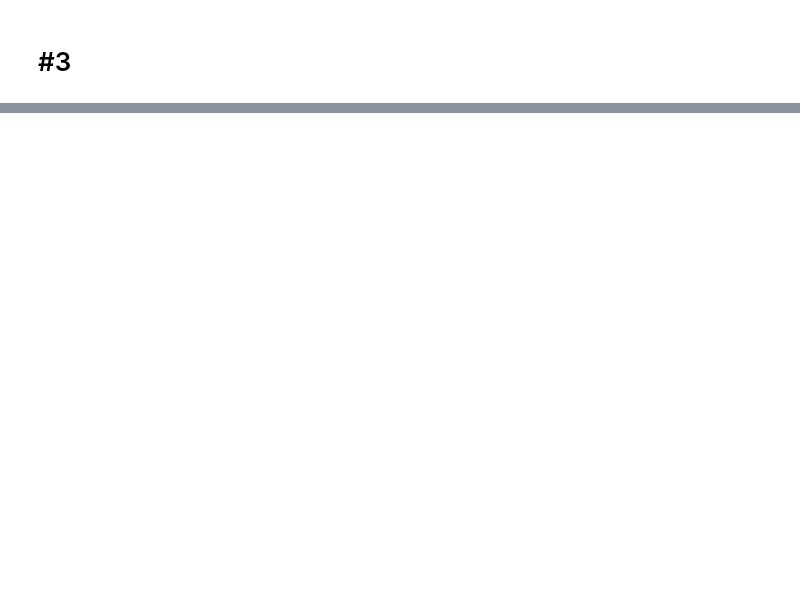
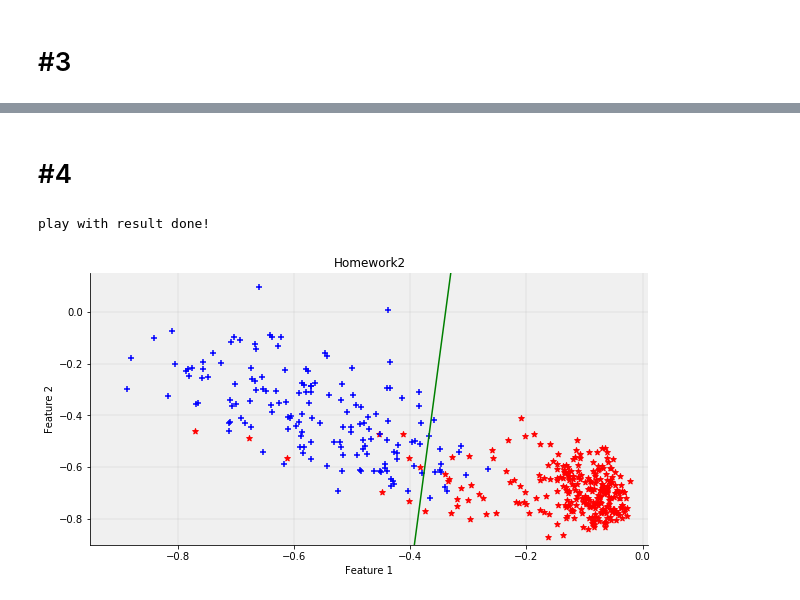
Before and after one commit to Lauro199471/ML-Web, a Jupyter notebook: CECS 453/hw2/code/Prep2.ipynb, the cells around one changed output, grey strips where cells are left out. Drawn from its saved outputs; the diff is of its cells as text; code cells hidden in the pictures; blank space fills up the shorter version.

```diff
--- a/CECS 453/hw2/code/Prep2.ipynb
+++ b/CECS 453/hw2/code/Prep2.ipynb
@@ -197,0 +193,47 @@ w shape:  (1, 3)
+# %% [markdown]
+# #4
+# %%
+def show_result(data, label, w):
+    '''
+    This function is used for plot the test data with the separators and save it.
+
+    Args:
+    data: test features with shape (424, 2). The shape represents total 424 samples and
+          each sample has 2 features.
+    label: test data's label with shape (424,1).
+           1 for digit number 1 and -1 for digit number 5.
+
+    Returns:
+    Do not return any arguments, just save the image you plot for your report.
+    '''
+    b  = w[0,0]
+    wx = w[0,1]
+    wy = w[0,2]
+
+    x = np.linspace(-0.4,-0.2,100)
+    y = (-b-(x*wx))/wy
+
+    fig, ax = plt.subplots(figsize=(10, 5))
+    ax.plot(x, y, '-g')
+    ax.scatter(data[:,0][label == 1], data[:,1][label == 1] , color='red', marker='*')
+    ax.scatter(data[:,0][label == -1], data[:,1][label == -1],color='blue', marker='+')
+    ax.spines['top'].set_visible(False)
+    ax.spines['right'].set_visible(False)
+    ax.grid(color='grey', linestyle='-', linewidth=0.25, alpha=0.5)
+    ax.set_facecolor('#f0f0f0')
+    ax.set(xlim=(-0.95, .01), ylim=(-0.9, 0.15), xlabel='Feature 1', ylabel='Feature 2', title='Homework2')
+# %%
+def play_with_result():
+    traindataloc,testdataloc = "../data/train.txt", "../data/test.txt"
+    train_data,train_label = load_features(traindataloc)
+    test_data, test_label = load_features(testdataloc)
+    max_iter = 100
+    learning_rate = 0.5
+    w = perceptron(train_data, train_label, max_iter, learning_rate)
+    show_result(test_data[:,1:3], test_label, w)
+    print("play with result done!")
+# %%
+play_with_result()
+# %% [output]
+play with result done!
+[figure, added]
```
Also changed, not shown: parts of 12 cells of this notebook, 1 other file.
